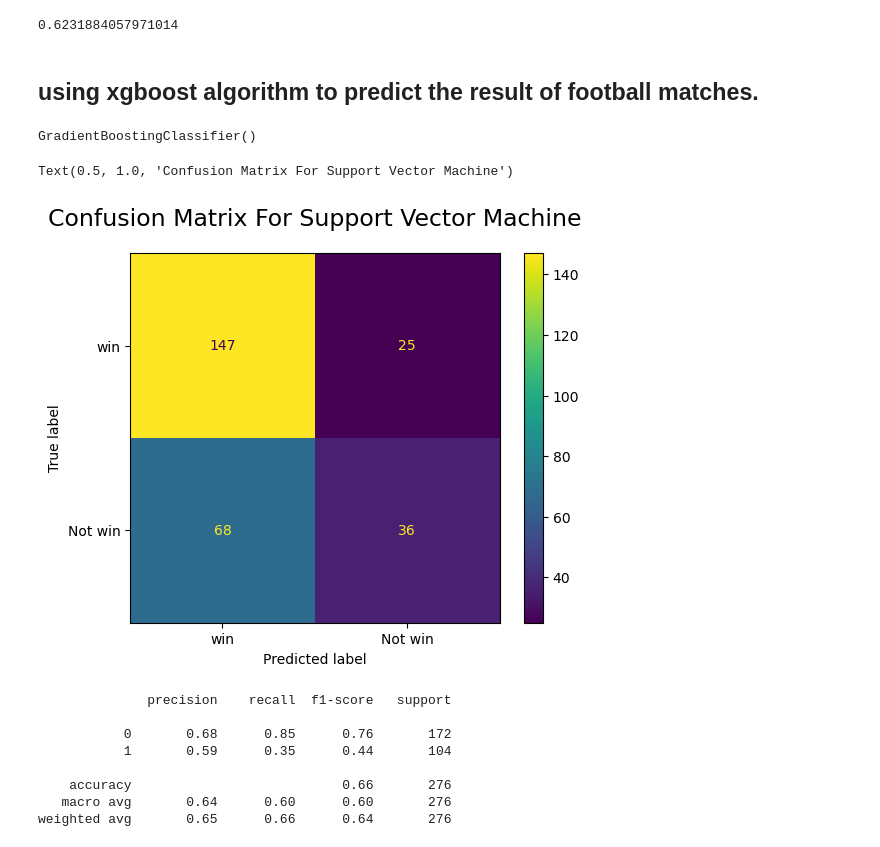
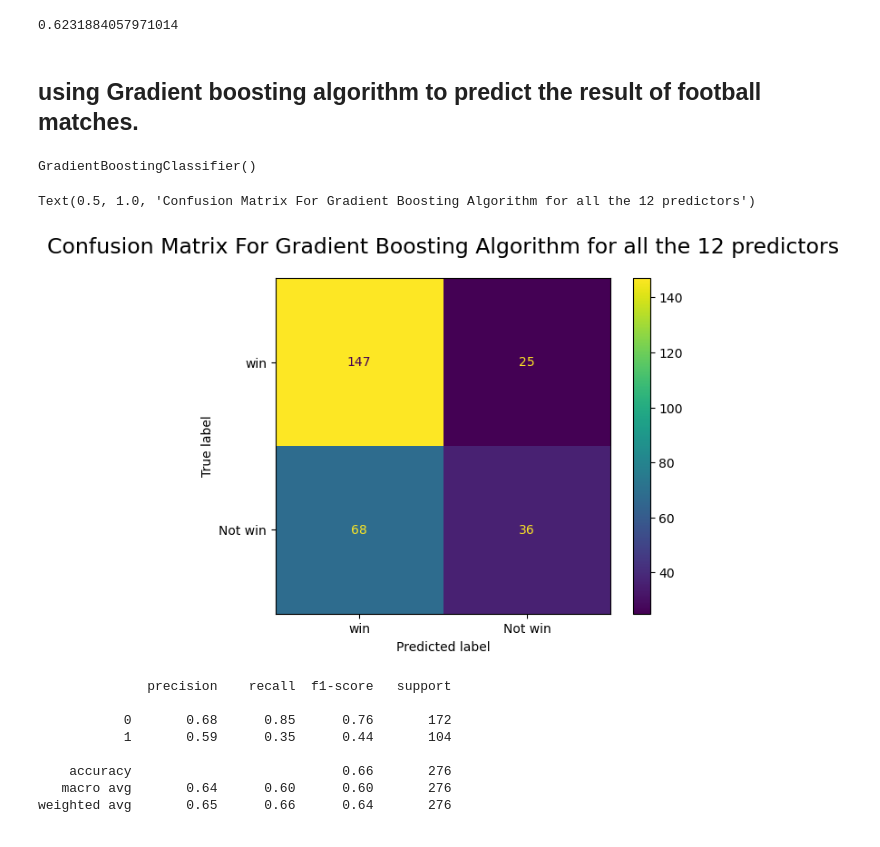
Before and after one commit to ngigordon/Masters-Thesis, a Jupyter notebook: prediction.ipynb, the cells around one changed output. Saved outputs shown, nothing was run; the diff lists cells and outputs as text; code cells hidden in the pictures.

```diff
--- a/prediction.ipynb
+++ b/prediction.ipynb
@@ -714,7 +750,7 @@ accuracy
 # %% [output]
 0.6231884057971014
 # %% [markdown]
-## using xgboost algorithm to predict the result of football matches.
+## using Gradient boosting algorithm to predict the result of football matches.
 # %%
 from sklearn.ensemble import GradientBoostingClassifier
 # %%
@@ -732,10 +768,10 @@ accuracy = accuracy_score(test["target"], gba_pred)
 db_CM = confusion_matrix(test['target'], gba_pred)
 # %%
 ConfusionMatrixDisplay(db_CM, display_labels = ['win' , 'Not win']).plot()
-plt.title('Confusion Matrix For Support Vector Machine', fontsize=17, pad=20)
+plt.title('Confusion Matrix For Gradient Boosting Algorithm for all the 12 predictors', fontsize=17, pad=20)
 # %% [output]
-Text(0.5, 1.0, 'Confusion Matrix For Support Vector Machine')
+Text(0.5, 1.0, 'Confusion Matrix For Gradient Boosting Algorithm for all the 12 predictors')
-[figure, old version]
+[figure, new version]
 # %%
 print(metrics)
 # %% [output]
```
Also changed, not shown: parts of 31 cells of this notebook.
